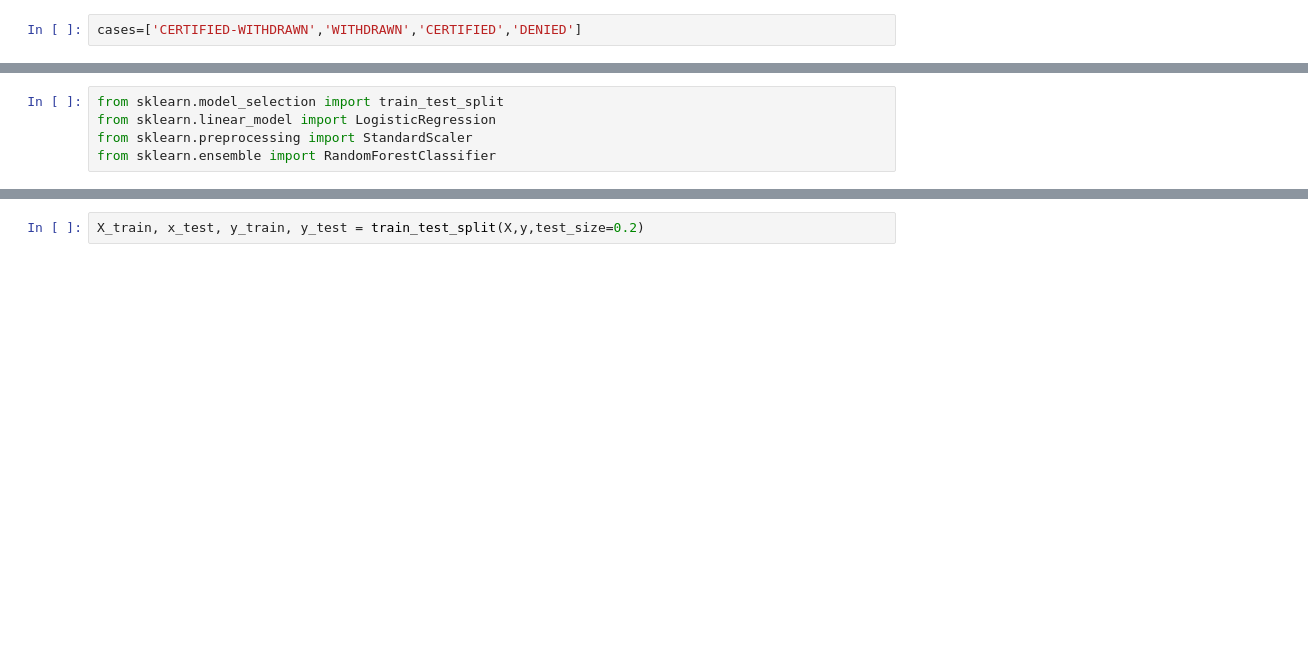
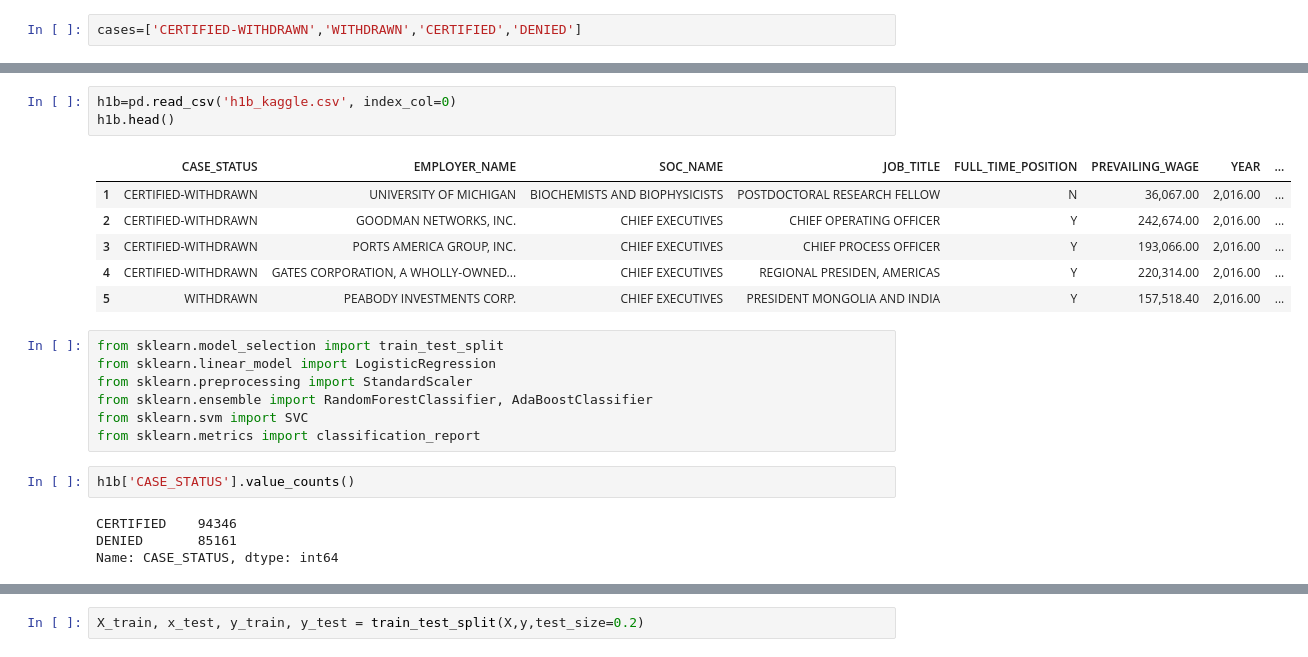
Before and after one commit to DarshilShah96/H1B---Data-Analysis, a Jupyter notebook: H1B -- DATA ANALYSIS.ipynb, the cells around one changed output, grey strips where cells are left out. Cells and saved outputs as stored; diff of their text form; blank space fills up the shorter version.

```diff
--- a/H1B -- DATA ANALYSIS.ipynb
+++ b/H1B -- DATA ANALYSIS.ipynb
@@ -1462,5 +1509,23 @@ h1b.columns
+# %%
+h1b=pd.read_csv('h1b_kaggle.csv', index_col=0)
+h1b.head()
+# %% [output]
+|  | CASE_STATUS | EMPLOYER_NAME | SOC_NAME | JOB_TITLE | FULL_TIME_POSITION | PREVAILING_WAGE | YEAR | ... |
+| 1 | CERTIFIED-WITHDRAWN | UNIVERSITY OF MICHIGAN | BIOCHEMISTS AND BIOPHYSICISTS | POSTDOCTORAL RESEARCH FELLOW | N | 36,067.00 | 2,016.00 | ... |
+| 2 | CERTIFIED-WITHDRAWN | GOODMAN NETWORKS, INC. | CHIEF EXECUTIVES | CHIEF OPERATING OFFICER | Y | 242,674.00 | 2,016.00 | ... |
+| 3 | CERTIFIED-WITHDRAWN | PORTS AMERICA GROUP, INC. | CHIEF EXECUTIVES | CHIEF PROCESS OFFICER | Y | 193,066.00 | 2,016.00 | ... |
+| 4 | CERTIFIED-WITHDRAWN | GATES CORPORATION, A WHOLLY-OWNED... | CHIEF EXECUTIVES | REGIONAL PRESIDEN, AMERICAS | Y | 220,314.00 | 2,016.00 | ... |
+| 5 | WITHDRAWN | PEABODY INVESTMENTS CORP. | CHIEF EXECUTIVES | PRESIDENT MONGOLIA AND INDIA | Y | 157,518.40 | 2,016.00 | ... |
 # %%
 from sklearn.model_selection import train_test_split
 from sklearn.linear_model import LogisticRegression
 from sklearn.preprocessing import StandardScaler
-from sklearn.ensemble import RandomForestClassifier
+from sklearn.ensemble import RandomForestClassifier, AdaBoostClassifier
+from sklearn.svm import SVC
+from sklearn.metrics import classification_report
+# %%
+h1b['CASE_STATUS'].value_counts()
+# %% [output]
+CERTIFIED    94346
+DENIED       85161
+Name: CASE_STATUS, dtype: int64
```
Also changed, not shown: parts of 40 cells of this notebook.
